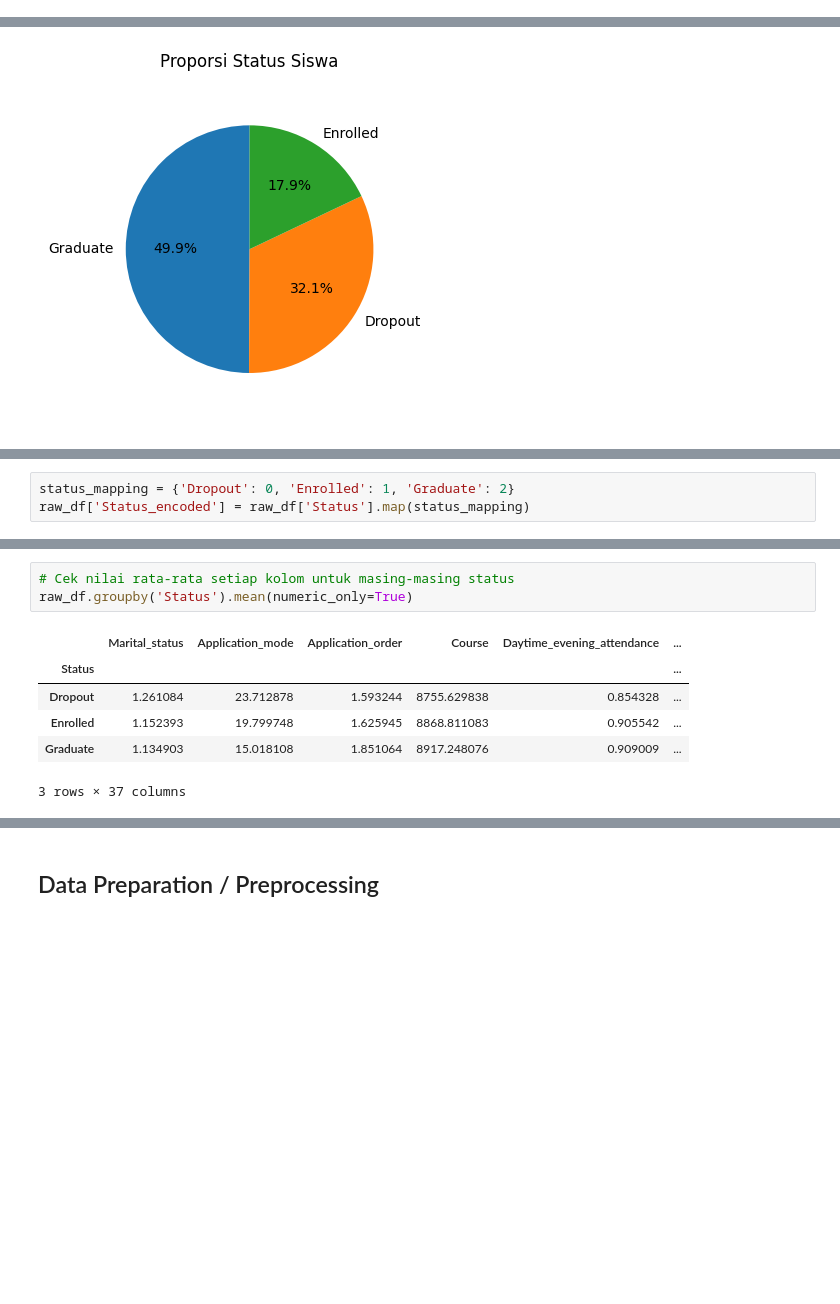
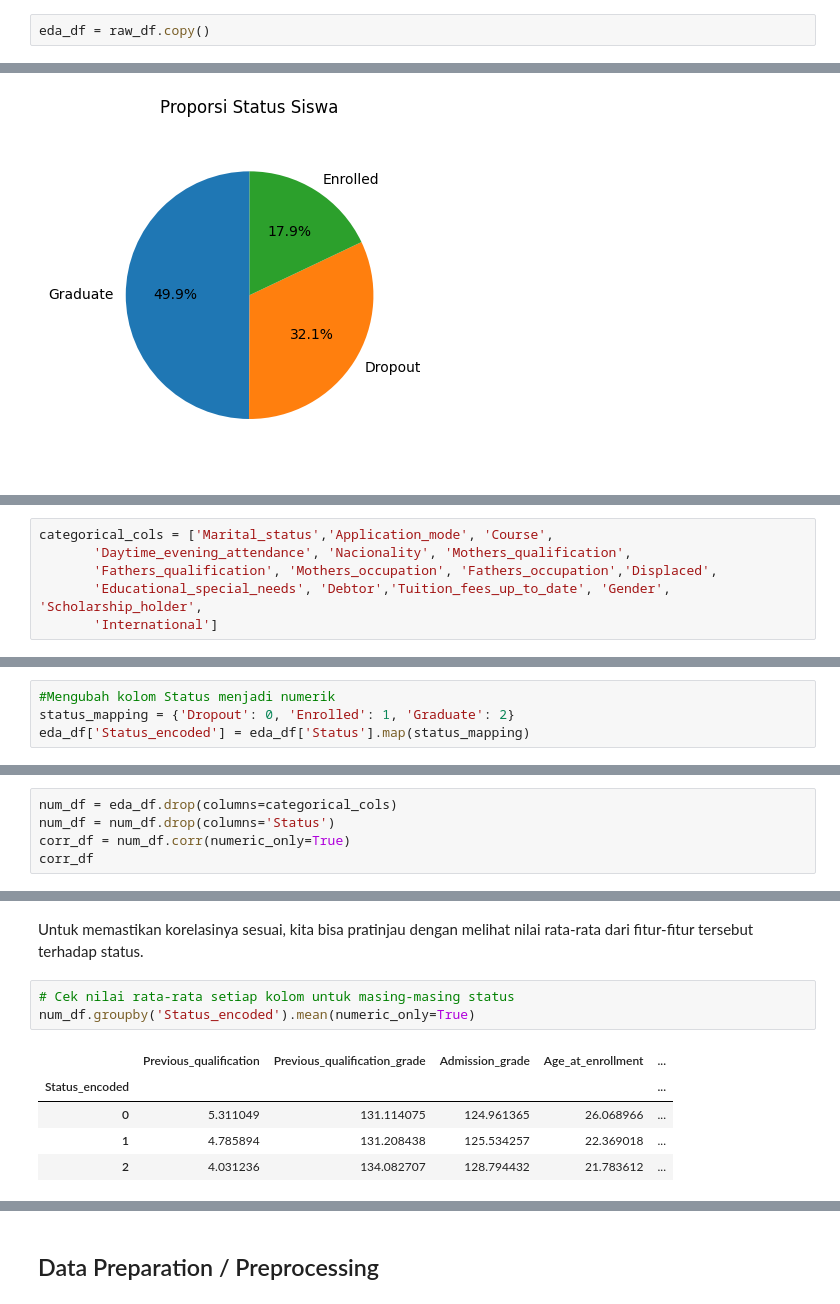
Before and after one commit to HandiSutriyan/Student-Dropout-Dashboard, a Jupyter notebook: notebook.ipynb, the cells around one changed output, grey strips where cells are left out. Cells and saved outputs as stored; diff of their text form; blank space fills up the shorter version.

```diff
--- a/notebook.ipynb
+++ b/notebook.ipynb
@@ -33,0 +46,2 @@ raw_df = pd.read_csv('data.csv',sep=None, engine='python')
+# %%
+eda_df = raw_df.copy()
@@ -126,0 +177,6 @@ plt.show()
+# %%
+categorical_cols = ['﻿Marital_status','Application_mode', 'Course',
+       'Daytime_evening_attendance', 'Nacionality', 'Mothers_qualification',
+       'Fathers_qualification', 'Mothers_occupation', 'Fathers_occupation','Displaced',
+       'Educational_special_needs', 'Debtor','Tuition_fees_up_to_date', 'Gender', 'Scholarship_holder',
+       'International']
@@ -127,3 +248,4 @@ plt.show()
 # %%
+#Mengubah kolom Status menjadi numerik
 status_mapping = {'Dropout': 0, 'Enrolled': 1, 'Graduate': 2}
-raw_df['Status_encoded'] = raw_df['Status'].map(status_mapping)
+eda_df['Status_encoded'] = eda_df['Status'].map(status_mapping)
@@ -151,0 +252,5 @@ corr_df
+# %%
+num_df = eda_df.drop(columns=categorical_cols)
+num_df = num_df.drop(columns='Status')
+corr_df = num_df.corr(numeric_only=True)
+corr_df
@@ -191,10 +324,11 @@ plt.show()
+# %% [markdown]
+Untuk memastikan korelasinya sesuai, kita bisa pratinjau dengan melihat nilai rata-rata dari fitur-fitur tersebut terhadap status.
 # %%
 # Cek nilai rata-rata setiap kolom untuk masing-masing status
-raw_df.groupby('Status').mean(numeric_only=True)
+num_df.groupby('Status_encoded').mean(numeric_only=True)
 # %% [output]
-|  | ﻿Marital_status | Application_mode | Application_order | Course | Daytime_evening_attendance | ... |
-| Status |  |  |  |  |  | ... |
-| Dropout | 1.261084 | 23.712878 | 1.593244 | 8755.629838 | 0.854328 | ... |
-| Enrolled | 1.152393 | 19.799748 | 1.625945 | 8868.811083 | 0.905542 | ... |
-| Graduate | 1.134903 | 15.018108 | 1.851064 | 8917.248076 | 0.909009 | ... |
+|  | Previous_qualification | Previous_qualification_grade | Admission_grade | Age_at_enrollment | ... |
+| Status_encoded |  |  |  |  | ... |
+| 0 | 5.311049 | 131.114075 | 124.961365 | 26.068966 | ... |
+| 1 | 4.785894 | 131.208438 | 125.534257 | 22.369018 | ... |
+| 2 | 4.031236 | 134.082707 | 128.794432 | 21.783612 | ... |
-3 rows × 37 columns
```
Also changed, not shown: parts of 80 cells of this notebook, 6 other files.
